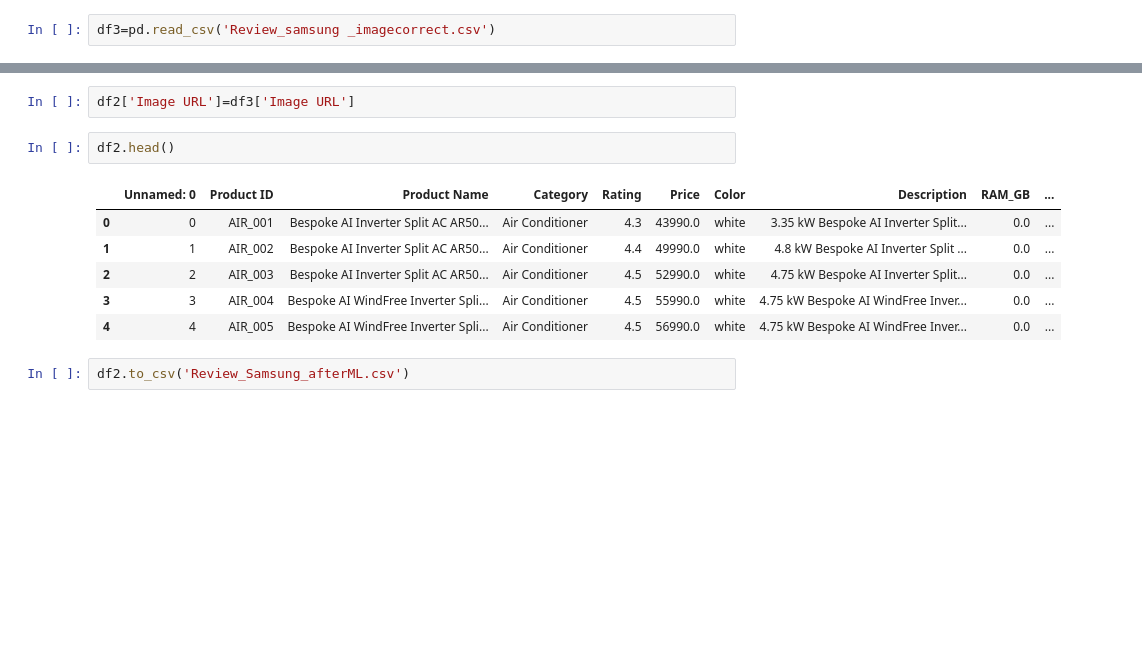
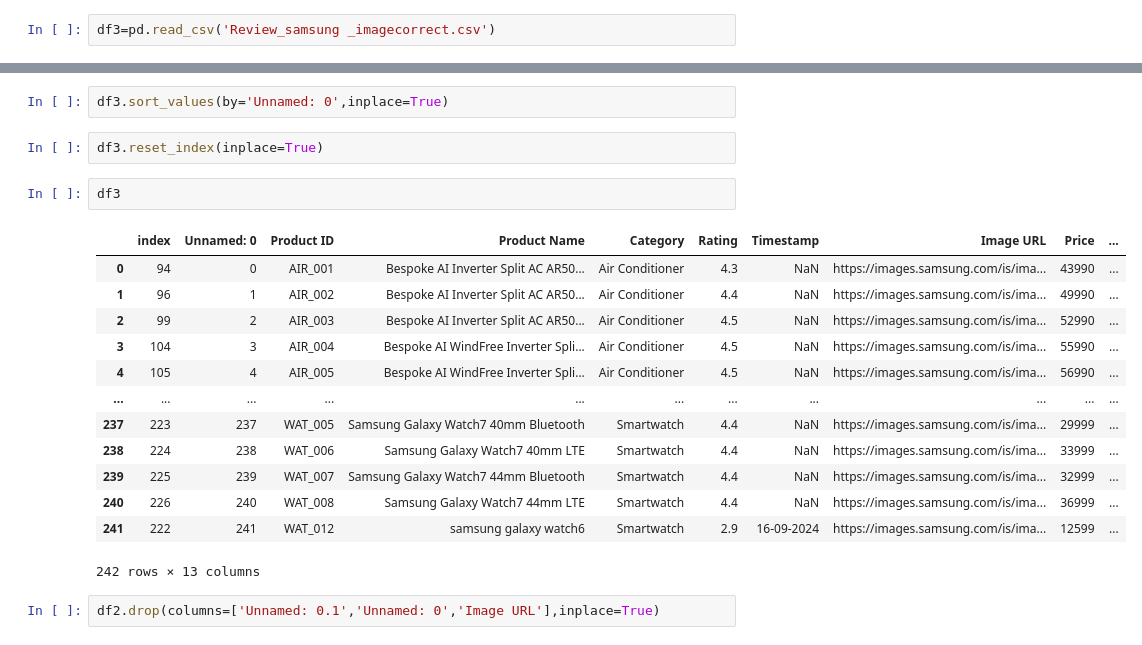
Before and after one commit to snehm-2005/SIC_CapstoneAIMLProject, a Jupyter notebook: SIC_Capstone.ipynb, the cells around one changed output, grey strips where cells are left out. Drawn from its saved outputs; the diff is of its cells as text; blank space fills up the shorter version.

```diff
--- a/SIC_Capstone.ipynb
+++ b/SIC_Capstone.ipynb
@@ -436,13 +439,22 @@ df2.tail()
-# %%
-df2['Image URL']=df3['Image URL']
-# %%
-df2.head()
-# %% [output]
-|  | Unnamed: 0 | Product ID | Product Name | Category | Rating | Price | Color | Description | RAM_GB | ... |
-| 0 | 0 | AIR_001 | Bespoke AI Inverter Split AC AR50... | Air Conditioner | 4.3 | 43990.0 | white | 3.35 kW Bespoke AI Inverter Split... | 0.0 | ... |
-| 1 | 1 | AIR_002 | Bespoke AI Inverter Split AC AR50... | Air Conditioner | 4.4 | 49990.0 | white | 4.8 kW Bespoke AI Inverter Split ... | 0.0 | ... |
-| 2 | 2 | AIR_003 | Bespoke AI Inverter Split AC AR50... | Air Conditioner | 4.5 | 52990.0 | white | 4.75 kW Bespoke AI Inverter Split... | 0.0 | ... |
-| 3 | 3 | AIR_004 | Bespoke AI WindFree Inverter Spli... | Air Conditioner | 4.5 | 55990.0 | white | 4.75 kW Bespoke AI WindFree Inver... | 0.0 | ... |
-| 4 | 4 | AIR_005 | Bespoke AI WindFree Inverter Spli... | Air Conditioner | 4.5 | 56990.0 | white | 4.75 kW Bespoke AI WindFree Inver... | 0.0 | ... |
-# %%
-df2.to_csv('Review_Samsung_afterML.csv')
+# %%
+df3.sort_values(by='Unnamed: 0',inplace=True)
+# %%
+df3.reset_index(inplace=True)
+# %%
+df3
+# %% [output]
+|  | index | Unnamed: 0 | Product ID | Product Name | Category | Rating | Timestamp | Image URL | Price | ... |
+| 0 | 94 | 0 | AIR_001 | Bespoke AI Inverter Split AC AR50... | Air Conditioner | 4.3 | NaN | https://images.samsung.com/is/ima... | 43990 | ... |
+| 1 | 96 | 1 | AIR_002 | Bespoke AI Inverter Split AC AR50... | Air Conditioner | 4.4 | NaN | https://images.samsung.com/is/ima... | 49990 | ... |
+| 2 | 99 | 2 | AIR_003 | Bespoke AI Inverter Split AC AR50... | Air Conditioner | 4.5 | NaN | https://images.samsung.com/is/ima... | 52990 | ... |
+| 3 | 104 | 3 | AIR_004 | Bespoke AI WindFree Inverter Spli... | Air Conditioner | 4.5 | NaN | https://images.samsung.com/is/ima... | 55990 | ... |
+| 4 | 105 | 4 | AIR_005 | Bespoke AI WindFree Inverter Spli... | Air Conditioner | 4.5 | NaN | https://images.samsung.com/is/ima... | 56990 | ... |
+| ... | ... | ... | ... | ... | ... | ... | ... | ... | ... | ... |
+| 237 | 223 | 237 | WAT_005 | Samsung Galaxy Watch7 40mm Bluetooth | Smartwatch | 4.4 | NaN | https://images.samsung.com/is/ima... | 29999 | ... |
+| 238 | 224 | 238 | WAT_006 | Samsung Galaxy Watch7 40mm LTE | Smartwatch | 4.4 | NaN | https://images.samsung.com/is/ima... | 33999 | ... |
+| 239 | 225 | 239 | WAT_007 | Samsung Galaxy Watch7 44mm Bluetooth | Smartwatch | 4.4 | NaN | https://images.samsung.com/is/ima... | 32999 | ... |
+| 240 | 226 | 240 | WAT_008 | Samsung Galaxy Watch7 44mm LTE | Smartwatch | 4.4 | NaN | https://images.samsung.com/is/ima... | 36999 | ... |
+| 241 | 222 | 241 | WAT_012 | samsung galaxy watch6 | Smartwatch | 2.9 | 16-09-2024 | https://images.samsung.com/is/ima... | 12599 | ... |
+242 rows × 13 columns
+# %%
+df2.drop(columns=['Unnamed: 0.1','Unnamed: 0','Image URL'],inplace=True)
```
Also changed, not shown: parts of 9 cells of this notebook, 1 other file.
